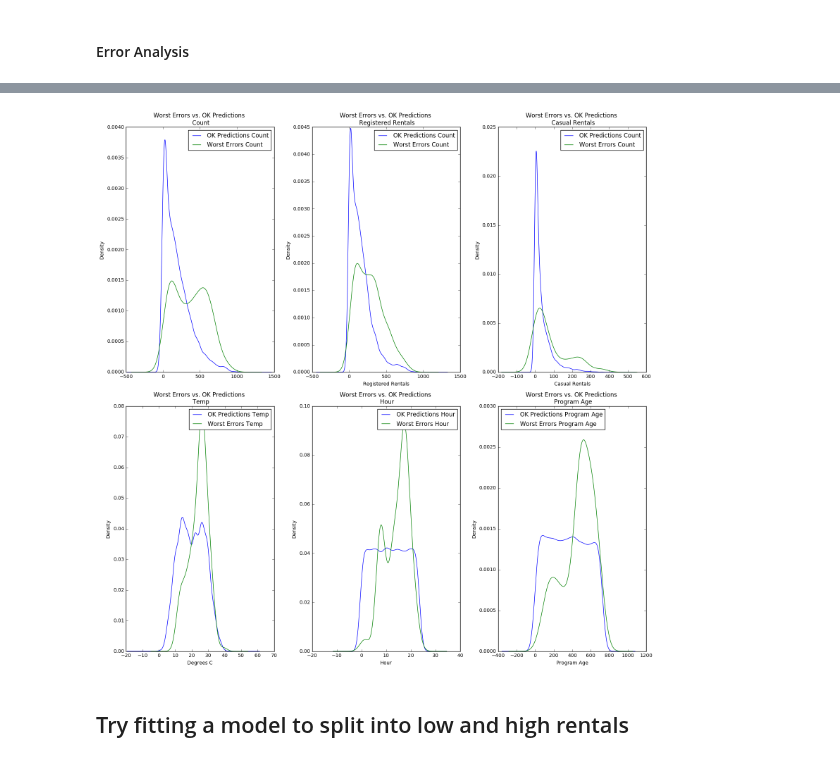
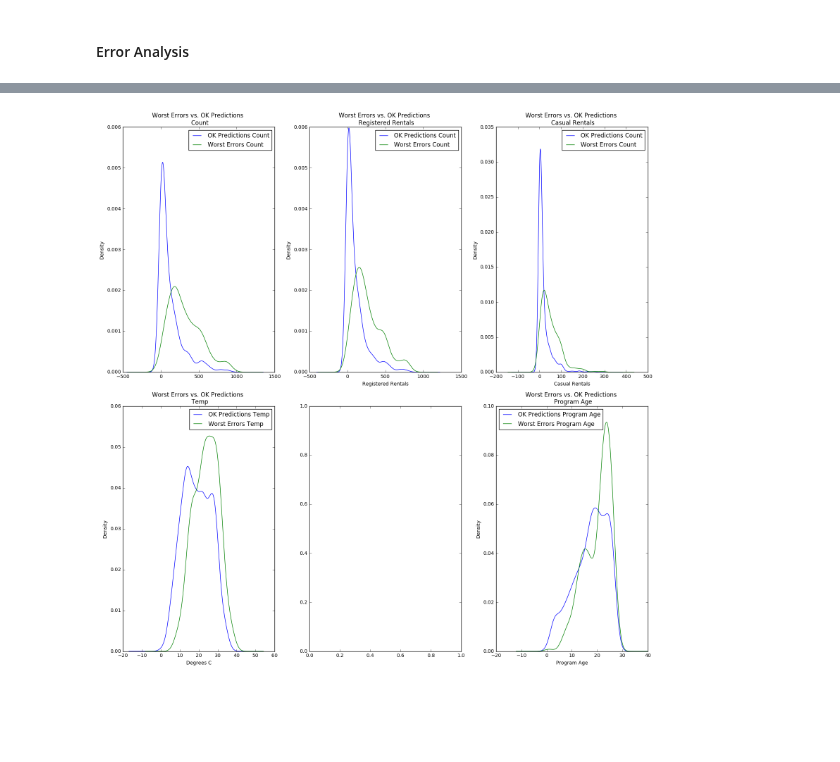
Before and after one commit to zingbretsenucb/w207_kaggleproject, a Jupyter notebook: NC_Work/Model 1.5.ipynb, the cells around one changed output, grey strips where cells are left out. Drawn from its saved outputs; the diff is of its cells as text; code cells hidden in the pictures; blank space fills up the shorter version.

```diff
--- a/NC_Work/Model 1.5.ipynb
+++ b/NC_Work/Model 1.5.ipynb
@@ -448,7 +518,11 @@ day_dev_transformed_df = pd.DataFrame(day_dev_transformed)
 # %%
 #Next, train a separate classifier for late night and not late night
-#instantiate the adaboost regressor
-ab_late = AdaBoostRegressor(n_estimators = 20, learning_rate = 1.5, base_estimator = dt)
+#instantiate the late and day regressors
+
+#These models perform exceptionally poorly on the dev data for late night
+ab_late = AdaBoostRegressor(n_estimators = 10, learning_rate = 1.5, base_estimator = dt)
+dt_late = RandomForestRegressor(n_estimators = 200, max_depth = 30)
+
 ab_day = AdaBoostRegressor(n_estimators = 20, learning_rate = 1.5, base_estimator = dt)
 
 #fit the classifier for casual rentals
@@ -495,23 +569,28 @@ train_data.head()
 #### Error Analysis
 # %%
 #Predictions with the largest absolute error
-train_errors = preds_train - np.array(actual_train)
+late_dev_errors = preds_late_dev - np.array(late_night_dev['count'])
 
 #merge train errors with training data
-train_errors_df = train_data
-train_errors_df['raw_error'] = train_errors
+dev_errors_df = late_night_dev.copy()
 
-train_errors_df['abs_error'] = abs(train_errors_df.raw_error)
+dev_errors_df['raw_error'] = late_dev_errors
+dev_errors_df['abs_error'] = abs(dev_errors_df.raw_error)
+dev_errors_df['pred_count'] = preds_late_dev
 
 #rank observations by absolute value of error
-train_errors_df['abs_error_rank'] = train_errors_df.abs_error.rank(ascending = False)
-train_errors_df['hour'] = train_errors_df.hour.astype(float)
+dev_errors_df['abs_error_rank'] = dev_errors_df.abs_error.rank(ascending = False)
+dev_errors_df['hour'] = dev_errors_df.hour.astype(float)
 
 
 #get the worst ~20% of errors
-train_errors_df = train_errors_df.sort_values(by = 'abs_error_rank', axis = 0)
-worst_errors = train_errors_df.loc[:1600,]
-OK_predictions = train_errors_df.loc[1600:,]
+dev_errors_df = dev_errors_df.sort_values(by = 'abs_error_rank', axis = 0)
+dev_errors_df = dev_errors_df.reset_index(drop = True)
+worst_errors = dev_errors_df.loc[:300,]
+OK_predictions = dev_errors_df.loc[300:,]
 
 worst_errors.describe()
+#dev_errors_df.head()
+
+worst_errors.head(n=25)
 # %% [output]
@@ -568,40 +655,38 @@ plt.title('Worst Errors vs. OK Predictions \n Casual Rentals')
 
 
 #Temp
 ax = fig.add_subplot(2,3,4)
 plt.subplot(2,3,4)
 OK_predictions['temp'].plot(kind = 'density', label = 'OK Predictions Temp')
 worst_errors['temp'].plot(kind = 'density', label = 'Worst Errors Temp')
 plt.legend(loc=1, ncol=1)
 plt.xlabel('Degrees C')
 plt.title('Worst Errors vs. OK Predictions \n Temp')
 
 
 #Hour
-ax = fig.add_subplot(2,3,5)
-plt.subplot(2,3,5)
-OK_predictions['hour'].plot(kind = 'density', label = 'OK Predictions Hour')
-worst_errors['hour'].plot(kind = 'density', label = 'Worst Errors Hour')
-plt.legend(loc=1, ncol=1)
-plt.xlabel('Hour')
-plt.title('Worst Errors vs. OK Predictions \n Hour')
+#ax = fig.add_subplot(2,3,5)
+#plt.subplot(2,3,5)
+#OK_predictions['hour'].plot(kind = 'density', label = 'OK Predictions Hour')
+#worst_errors['hour'].plot(kind = 'density', label = 'Worst Errors Hour')
+#plt.legend(loc=1, ncol=1)
+#plt.xlabel('Hour')
+#plt.title('Worst Errors vs. OK Predictions \n Hour')
 
 
 
 #Program age
 ax = fig.add_subplot(2,3,6)
 plt.subplot(2,3,6)
 OK_predictions['prog_age'].plot(kind = 'density', label = 'OK Predictions Program Age')
 worst_errors['prog_age'].plot(kind = 'density', label = 'Worst Errors Program Age')
 plt.legend(loc=2, ncol=1)
 plt.xlabel('Program Age')
 plt.title('Worst Errors vs. OK Predictions \n Program Age')
 
 
 plt.tight_layout()
 
 plt.show()
 # %% [output]
-[figure, old version]
+[figure, new version]
-# %% [markdown]
-## Try fitting a model to split into low and high rentals
```
Also changed, not shown: parts of 14 cells of this notebook, 3 other files.
